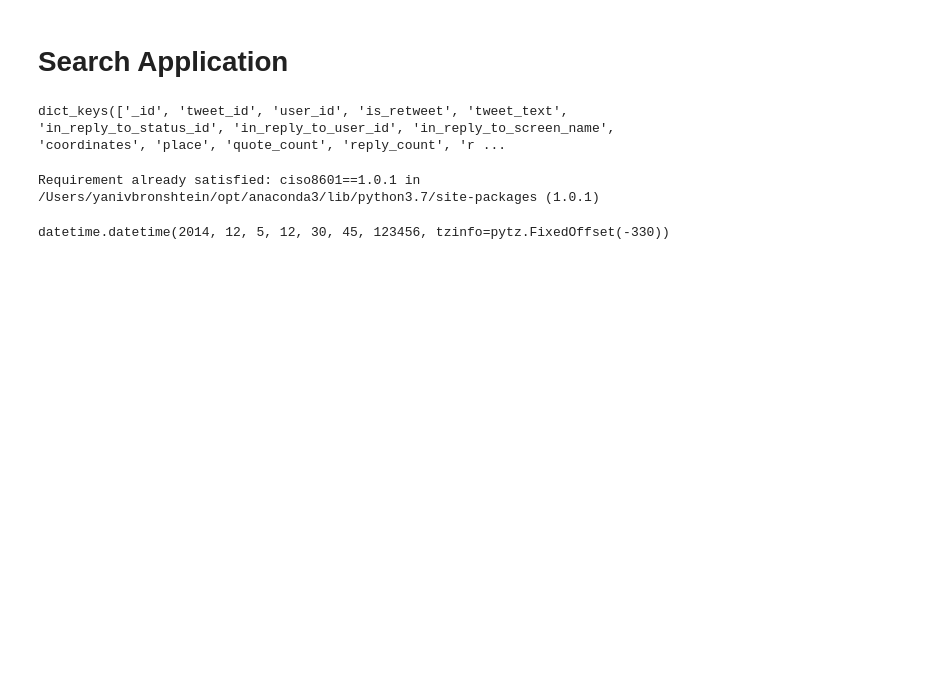
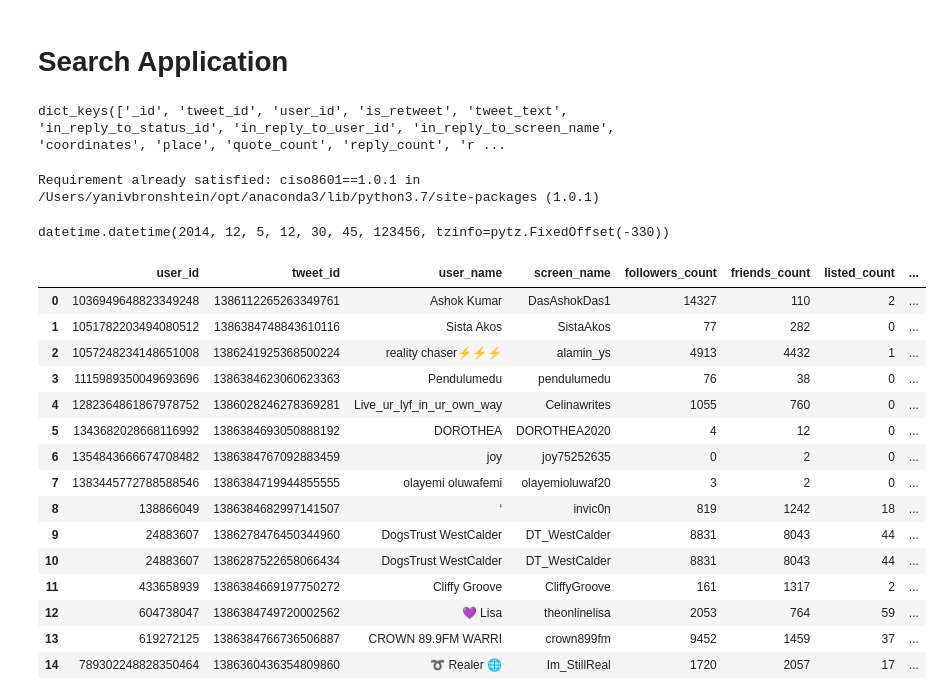
Before and after one commit to yanbronshtein/DataManagementFinalProject_Repo, a Jupyter notebook: group6_twitter_proj.ipynb, the cells around one changed output. Drawn from its saved outputs; the diff is of its cells as text; code cells hidden in the pictures; blank space fills up the shorter version.

Commit message:
Got MySQL query user working

```diff
--- a/group6_twitter_proj.ipynb
+++ b/group6_twitter_proj.ipynb
@@ -346,6 +346,25 @@ ciso8601.parse_datetime('2014-12-05T12:30:45.123456-05:30')
 # Out[2]: datetime.datetime(2014, 12, 5, 12, 30, 45, 123456, tzinfo=pytz.FixedOffset(330))
 # %% [output]
 datetime.datetime(2014, 12, 5, 12, 30, 45, 123456, tzinfo=pytz.FixedOffset(-330))
+# %%
+pd.read_sql_query("SELECT * FROM user;", sql_conn)
+# %% [output]
+|  | user_id | tweet_id | user_name | screen_name | followers_count | friends_count | listed_count | ... |
+| 0 | 1036949648823349248 | 1386112265263349761 | Ashok Kumar | DasAshokDas1 | 14327 | 110 | 2 | ... |
+| 1 | 1051782203494080512 | 1386384748843610116 | Sista Akos | SistaAkos | 77 | 282 | 0 | ... |
+| 2 | 1057248234148651008 | 1386241925368500224 | reality chaser⚡️⚡️⚡️ | alamin_ys | 4913 | 4432 | 1 | ... |
+| 3 | 1115989350049693696 | 1386384623060623363 | Pendulumedu | pendulumedu | 76 | 38 | 0 | ... |
+| 4 | 1282364861867978752 | 1386028246278369281 | Live_ur_lyf_in_ur_own_way | Celinawrites | 1055 | 760 | 0 | ... |
+| 5 | 1343682028668116992 | 1386384693050888192 | DOROTHEA | DOROTHEA2020 | 4 | 12 | 0 | ... |
+| 6 | 1354843666674708482 | 1386384767092883459 | joy | joy75252635 | 0 | 2 | 0 | ... |
+| 7 | 1383445772788588546 | 1386384719944855555 | olayemi oluwafemi | olayemioluwaf20 | 3 | 2 | 0 | ... |
+| 8 | 138866049 | 1386384682997141507 | ‘ | invic0n | 819 | 1242 | 18 | ... |
+| 9 | 24883607 | 1386278476450344960 | DogsTrust WestCalder | DT_WestCalder | 8831 | 8043 | 44 | ... |
+| 10 | 24883607 | 1386287522658066434 | DogsTrust WestCalder | DT_WestCalder | 8831 | 8043 | 44 | ... |
+| 11 | 433658939 | 1386384669197750272 | Cliffy Groove | CliffyGroove | 161 | 1317 | 2 | ... |
+| 12 | 604738047 | 1386384749720002562 | 💜 Lisa | theonlinelisa | 2053 | 764 | 59 | ... |
+| 13 | 619272125 | 1386384766736506887 | CROWN 89.9FM WARRI | crown899fm | 9452 | 1459 | 37 | ... |
+| 14 | 789302248828350464 | 1386360436354809860 | ➰ Realer 🌐 | Im_StillReal | 1720 | 2057 | 17 | ... |
 # %%
 # %run -i 'gui.py'
 # %%
```
Also changed, not shown: parts of 2 cells of this notebook, 2 other files.
